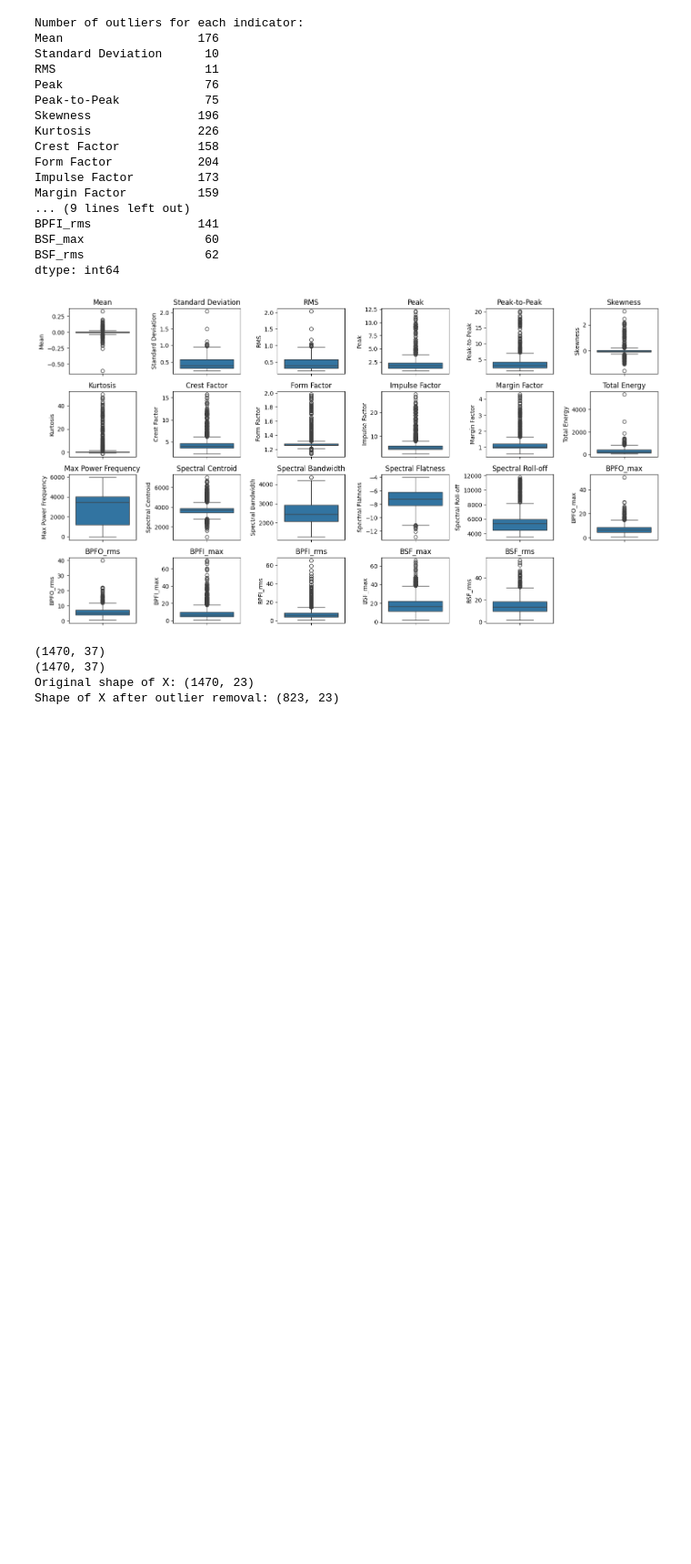
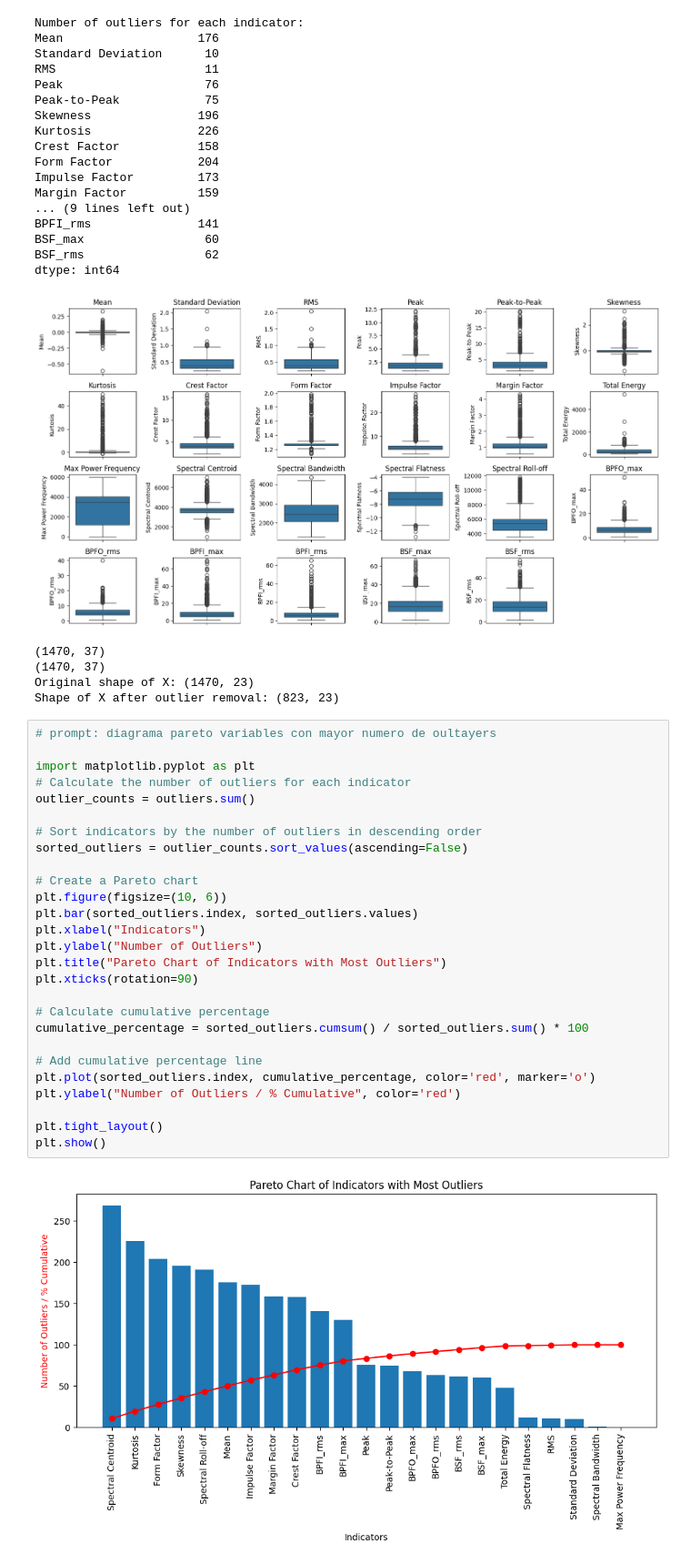
Before and after one commit to Aitor1411/AR-PCB, a Jupyter notebook: src/05_DIY_Model.ipynb, the cells around one changed output. Shown at 91% size. Saved outputs shown, nothing was run; the diff lists cells and outputs as text; blank space fills up the shorter version.

```diff
--- a/src/05_DIY_Model.ipynb
+++ b/src/05_DIY_Model.ipynb
@@ -296,3 +332,32 @@ dtype: int64
 (1470, 37)
 Original shape of X: (1470, 23)
 Shape of X after outlier removal: (823, 23)
+# %%
+# prompt: diagrama pareto variables con mayor numero de oultayers
+
+import matplotlib.pyplot as plt
+# Calculate the number of outliers for each indicator
+outlier_counts = outliers.sum()
+
+# Sort indicators by the number of outliers in descending order
+sorted_outliers = outlier_counts.sort_values(ascending=False)
+
+# Create a Pareto chart
+plt.figure(figsize=(10, 6))
+plt.bar(sorted_outliers.index, sorted_outliers.values)
+plt.xlabel("Indicators")
+plt.ylabel("Number of Outliers")
+plt.title("Pareto Chart of Indicators with Most Outliers")
+plt.xticks(rotation=90)
+
+# Calculate cumulative percentage
+cumulative_percentage = sorted_outliers.cumsum() / sorted_outliers.sum() * 100
+
+# Add cumulative percentage line
+plt.plot(sorted_outliers.index, cumulative_percentage, color='red', marker='o')
+plt.ylabel("Number of Outliers / % Cumulative", color='red')
+
+plt.tight_layout()
+plt.show()
+# %% [output]
+[figure, added]
```
Also changed, not shown: parts of 9 cells of this notebook.
